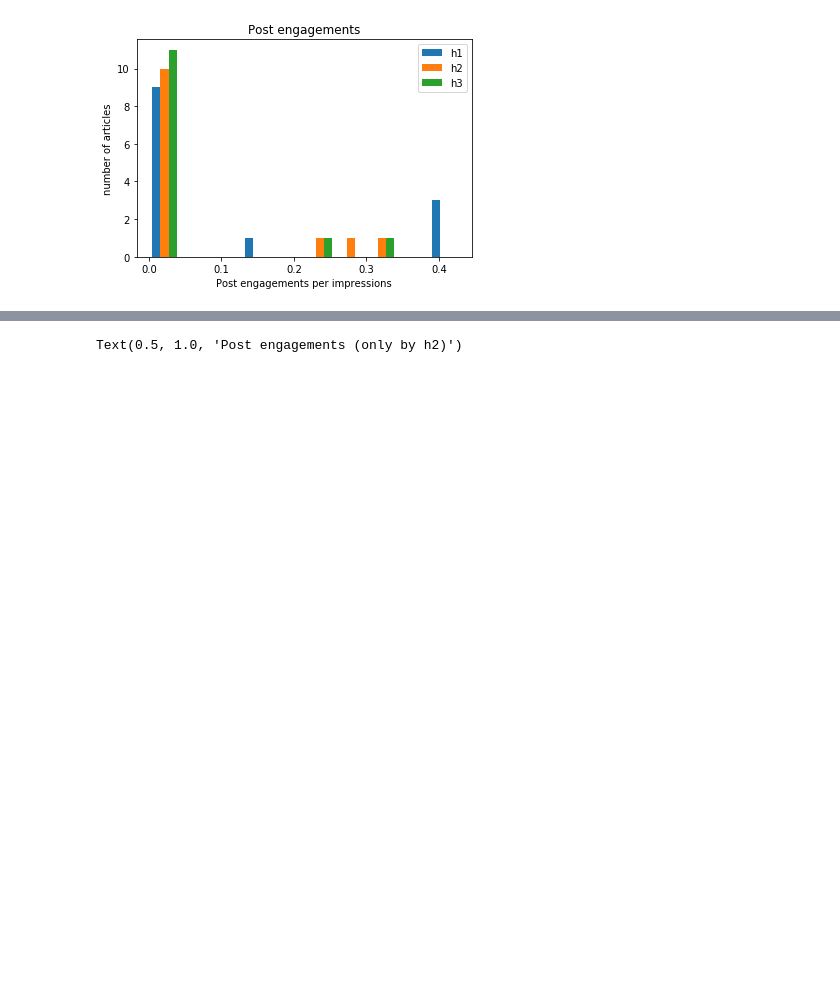
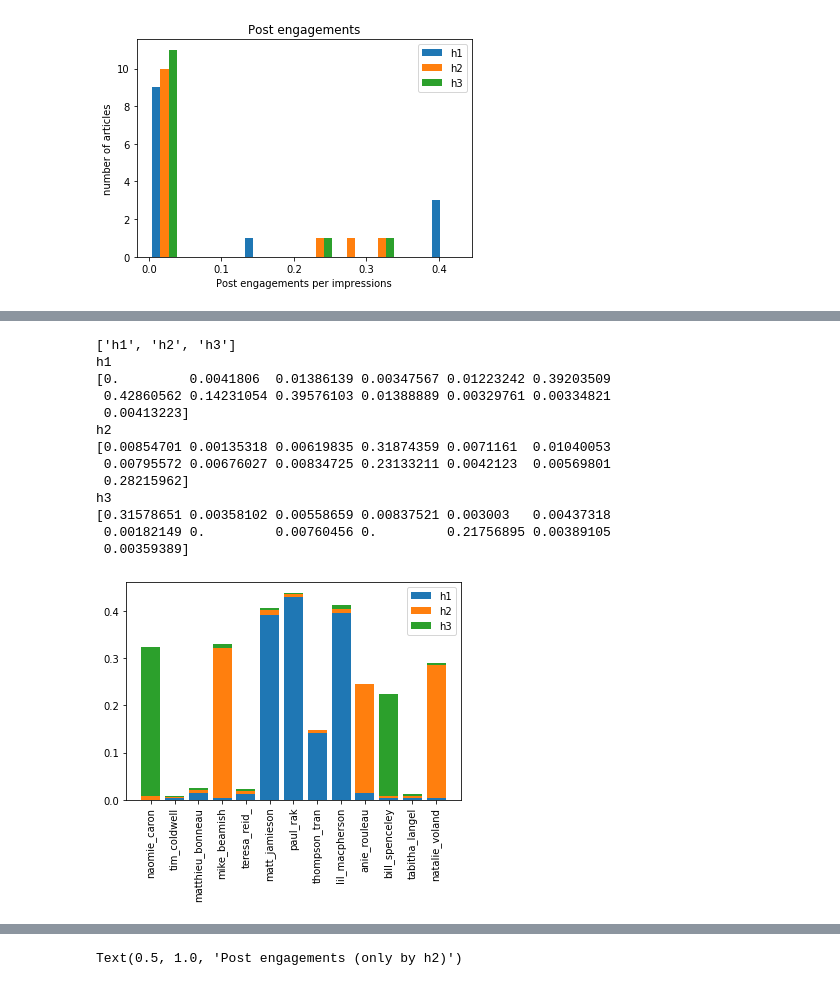
Before and after one commit to katrinrohrb/PIVOT, a Jupyter notebook: Pivot_H1-H3_Data_Analysis.ipynb, the cells around one changed output, grey strips where cells are left out. Cells and saved outputs as stored; diff of their text form; code cells hidden in the pictures; blank space fills up the shorter version.

```diff
--- a/Pivot_H1-H3_Data_Analysis.ipynb
+++ b/Pivot_H1-H3_Data_Analysis.ipynb
@@ -138,0 +144,33 @@ plt.xticks(rotation=90)
+# %%
+target = "Post engagements"
+features = list(kp.get_article_names(data))
+stack_column="hypothesis"
+title=""
+selection_stack = kp.get_values(data,stack_column)
+print(selection_stack)
+previous_values=0
+for stack_selection in selection_stack:
+    print(stack_selection)
+    view = data[(data[stack_column]==stack_selection)]
+    values = kp.get_normalized_values(view,target,features,feature_col="name")
+    print(values)
+    #values = 1
+    plt.bar(features, values, label=stack_selection, bottom = previous_values)
+    previous_values += values
+plt.legend()
+_ = plt.xticks(rotation=90)
+# %% [output]
+['h1', 'h2', 'h3']
+h1
+[0.         0.0041806  0.01386139 0.00347567 0.01223242 0.39203509
+ 0.42860562 0.14231054 0.39576103 0.01388889 0.00329761 0.00334821
+ 0.00413223]
+h2
+[0.00854701 0.00135318 0.00619835 0.31874359 0.0071161  0.01040053
+ 0.00795572 0.00676027 0.00834725 0.23133211 0.0042123  0.00569801
+ 0.28215962]
+h3
+[0.31578651 0.00358102 0.00558659 0.00837521 0.003003   0.00437318
+ 0.00182149 0.         0.00760456 0.         0.21756895 0.00389105
+ 0.00359389]
+[figure, added]
```
Also changed, not shown: parts of 5 cells of this notebook, 1 other file.
